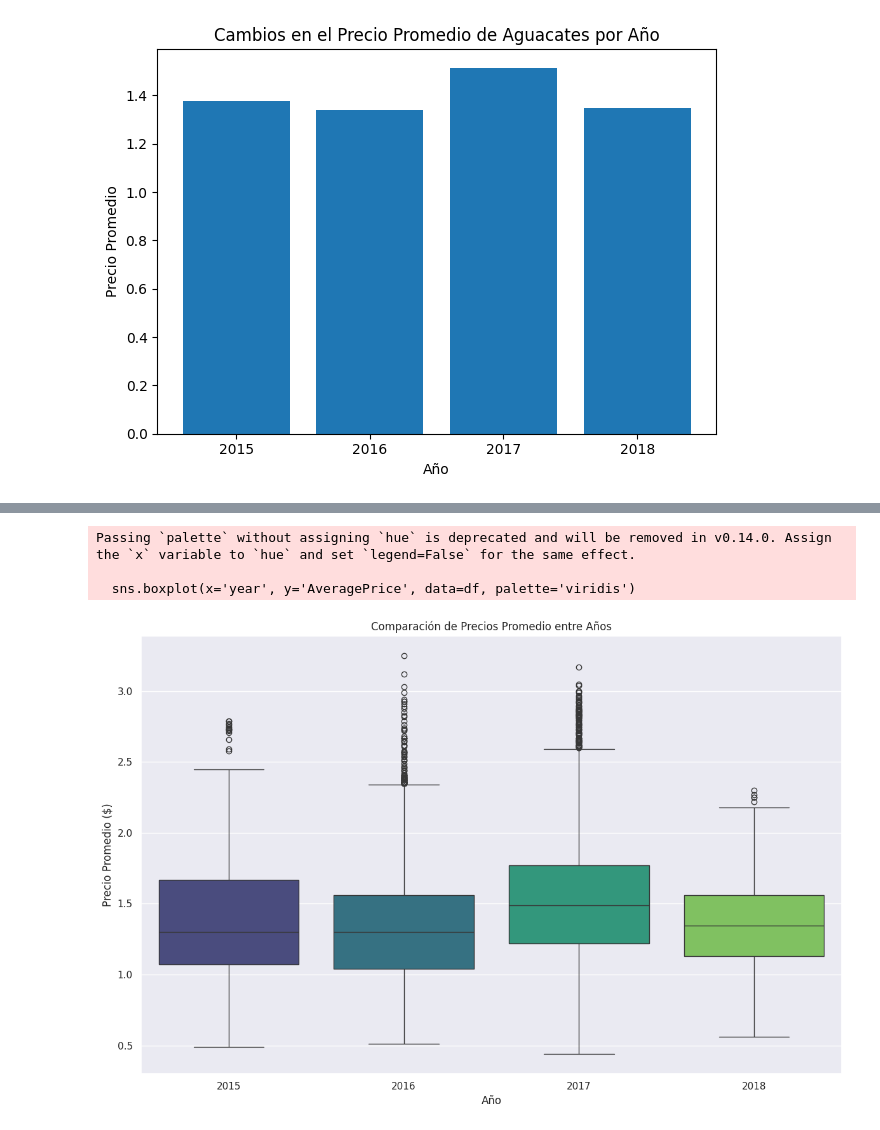
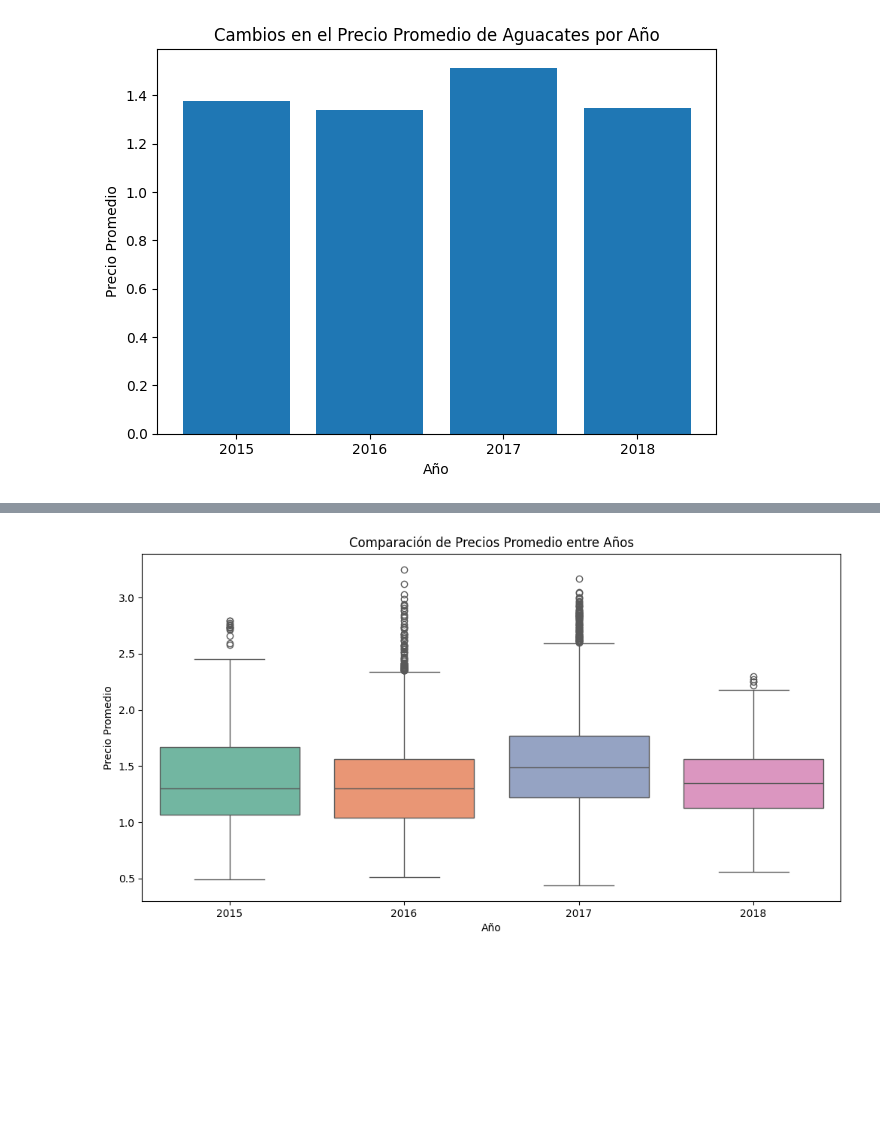
Before and after one commit to CWCreacionWeb/aguacates, a Jupyter notebook: mini_proyecto_gm.ipynb, the cells around one changed output, grey strips where cells are left out. Saved outputs shown, nothing was run; the diff lists cells and outputs as text; code cells hidden in the pictures; blank space fills up the shorter version.

```diff
--- a/mini_proyecto_gm.ipynb
+++ b/mini_proyecto_gm.ipynb
@@ -83,11 +63,15 @@ plt.xticks(rotation=45,color="purple")
 # %%
-# Análisis de Estacionalidad por Región:
+# 1.3 Análisis de Estacionalidad por Región:
 # Uso de Datos: Usa las columnas AveragePrice, Date y Total Volume.
-cols = df[['AveragePrice','Date','Total Volume']]
+# Esperado: Utiliza gráficos de líneas para visualizar cómo varían los precios de aguacates por región a lo largo de diferentes estaciones del año.
+# Agrupa los datos por region y Date utilizando groupby().
+# Calcula el promedio de AveragePrice para cada región.
+# Representa gráficamente las tendencias utilizando plt.plot() de matplotlib.
 
-df['Date'] = pd.to_datetime(df['Date'])
-df['year'] = df['Date'].dt.year
-promedio_anual = df.groupby(['region', 'year'])['AveragePrice'].mean().reset_index()
-promedio_anual
+cols = chart.df[['AveragePrice','Date','Total Volume']]
+chart.formatDate('Date')
+chart.df['year'] = chart.df['Date'].dt.year
+promedio_anual = chart.df.groupby(['region', 'year'])['AveragePrice'].mean().reset_index()
+promedio_anual.sample(frac=0.2).sort_values(by=['year', 'region'])
 # %% [output]
 |  | region | year | AveragePrice |
@@ -246,23 +215,21 @@ Passing `palette` without assigning `hue` is deprecated and will be removed in v
 # %%
-# Asegúrate de que 'year' es un tipo de dato categórico si es necesario
-df['year'] = df['year'].astype(str)
+# 2.2 Boxplot Comparativo de Precios entre Años:
 
-# Configuración de la gráfica
-plt.figure(figsize=(12, 8))
+# Uso de Datos: Usa las columnas AveragePrice y year.
+# Esperado: Genera boxplots para comparar la distribución de precios.
+# Utiliza boxplot de seaborn para crear boxplots que comparen AveragePrice entre diferentes años.
+# Asegúrate de que cada boxplot represente un año diferente.
+# Incluye etiquetas y títulos descriptivos usando plt.title().
 
-# Crear el boxplot
-sns.boxplot(x='year', y='AveragePrice', data=df, palette='viridis')
 
-# Añadir etiquetas y título
-plt.title("Comparación de Precios Promedio entre Años")
-plt.xlabel("Año")
-plt.ylabel("Precio Promedio ($)")
+# Gráfico boxplot comparativo de Precios entre Años
+chart.figureConfig()
+sns.boxplot(x='year', y='AveragePrice', data=chart.df, palette="Set2", hue='year', legend=False)
 
-# Mostrar el gráfico
-plt.tight_layout()
+# Configuraciones del gráfico
+plt.xlabel('Año')
+plt.ylabel('Precio Promedio')
+plt.title('Comparación de Precios Promedio entre Años')
 plt.show()
 # %% [output]
-Passing `palette` without assigning `hue` is deprecated and will be removed in v0.14.0. Assign the `x` variable to `hue` and set `legend=False` for the same effect.
-
-  sns.boxplot(x='year', y='AveragePrice', data=df, palette='viridis')
-[figure, old version]
+[figure, new version]
```
Also changed, not shown: parts of 15 cells of this notebook, 4 other files.
